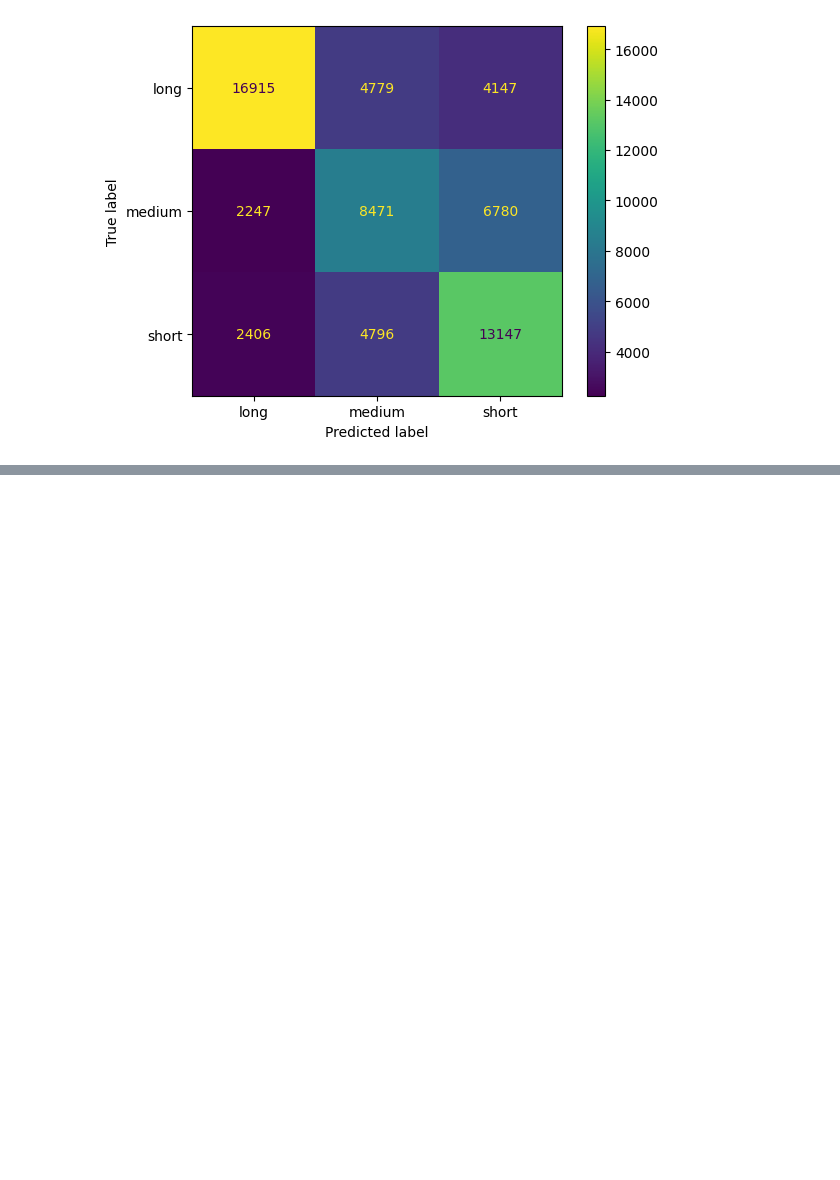
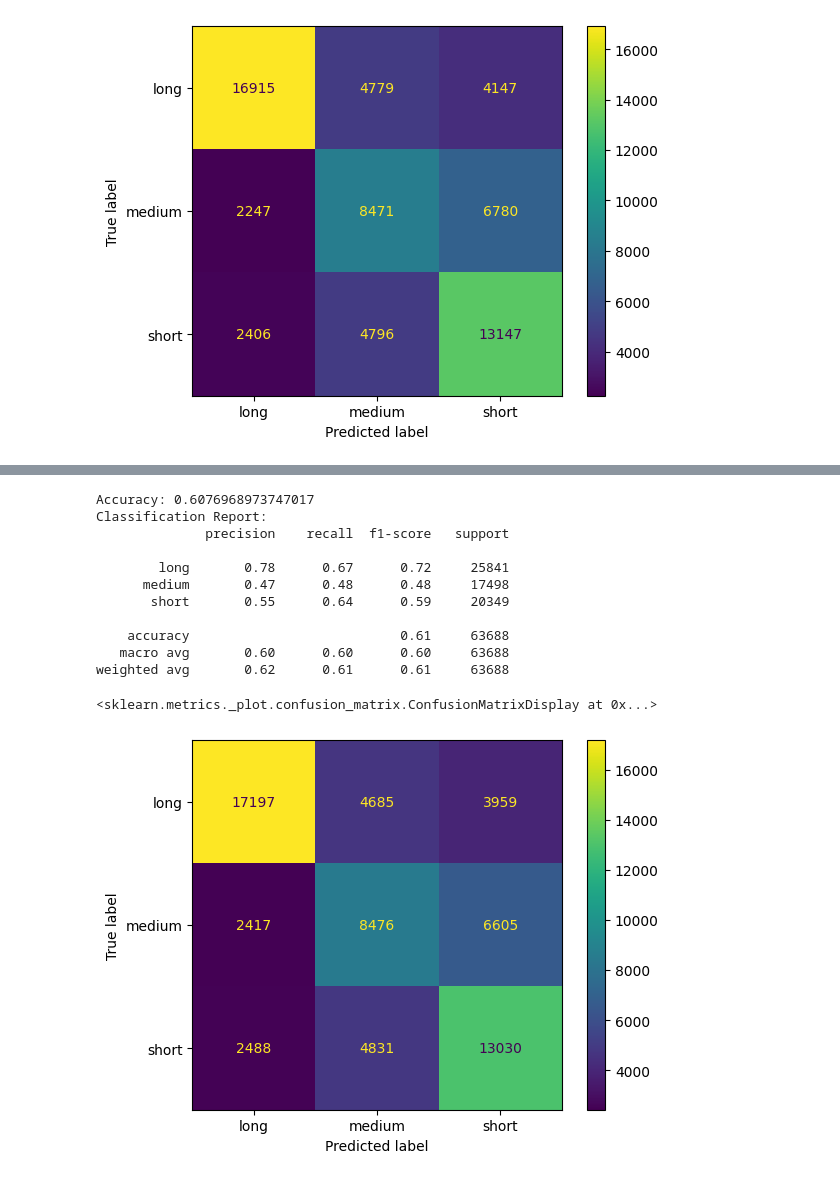
Before and after one commit to zsyed44/DS3000FinalProject, a Jupyter notebook: Nursing.ipynb, the cells around one changed output, grey strips where cells are left out. Drawn from its saved outputs; the diff is of its cells as text; code cells hidden in the pictures; blank space fills up the shorter version.

Commit message:
Training XGBoost model and hypertuning final parameters

```diff
--- a/Nursing.ipynb
+++ b/Nursing.ipynb
@@ -695,0 +725,8 @@ Regardless, it is clear that switching to the more general 3 categories, as oppo
+# %%
+model = xgb.train(
+    params,
+    dtrain,
+    num_boost_round=500,
+    early_stopping_rounds=50,
+    evals=[(dtest, 'eval')],
+)
@@ -695,0 +751,27 @@ Regardless, it is clear that switching to the more general 3 categories, as oppo
+# %%
+y_pred = model.predict(dtest)
+y_pred = np.round(y_pred).astype(int)
+
+# Evaluate performance
+print("Accuracy:", accuracy_score(y_test, y_pred))
+print("Classification Report:")
+print(classification_report(y_test, y_pred, target_names=le.classes_))
+model3_conf = confusion_matrix(y_test, y_pred)
+conf3_display = ConfusionMatrixDisplay(confusion_matrix = model3_conf, display_labels=['long','medium','short'])
+conf3_display.plot()
+
+# model.save_model('xgboost_model.json')
+# %% [output]
+Accuracy: 0.6076968973747017
+Classification Report:
+              precision    recall  f1-score   support
+
+        long       0.78      0.67      0.72     25841
+      medium       0.47      0.48      0.48     17498
+       short       0.55      0.64      0.59     20349
+
+    accuracy                           0.61     63688
+   macro avg       0.60      0.60      0.60     63688
+weighted avg       0.62      0.61      0.61     63688
+<sklearn.metrics._plot.confusion_matrix.ConfusionMatrixDisplay at 0x...>
+[figure, added]
```
Also changed, not shown: parts of 9 cells of this notebook, 6 other files.
